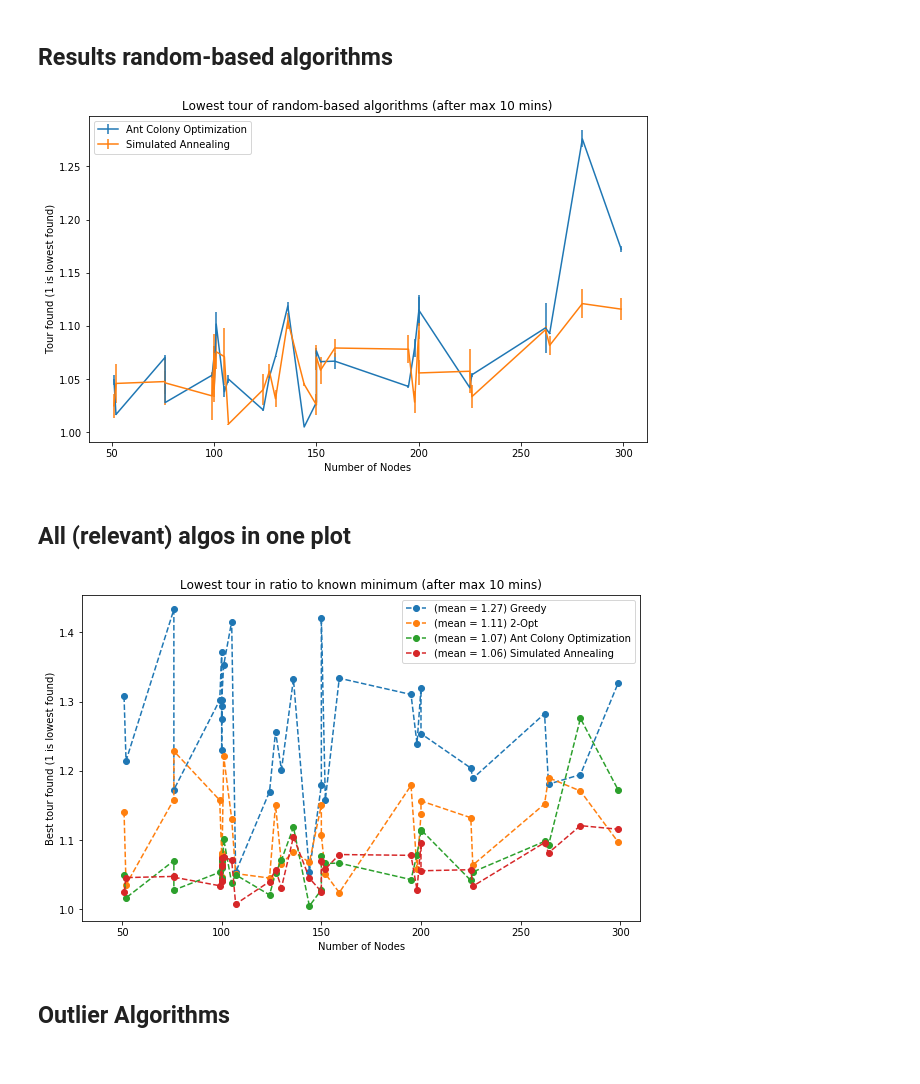
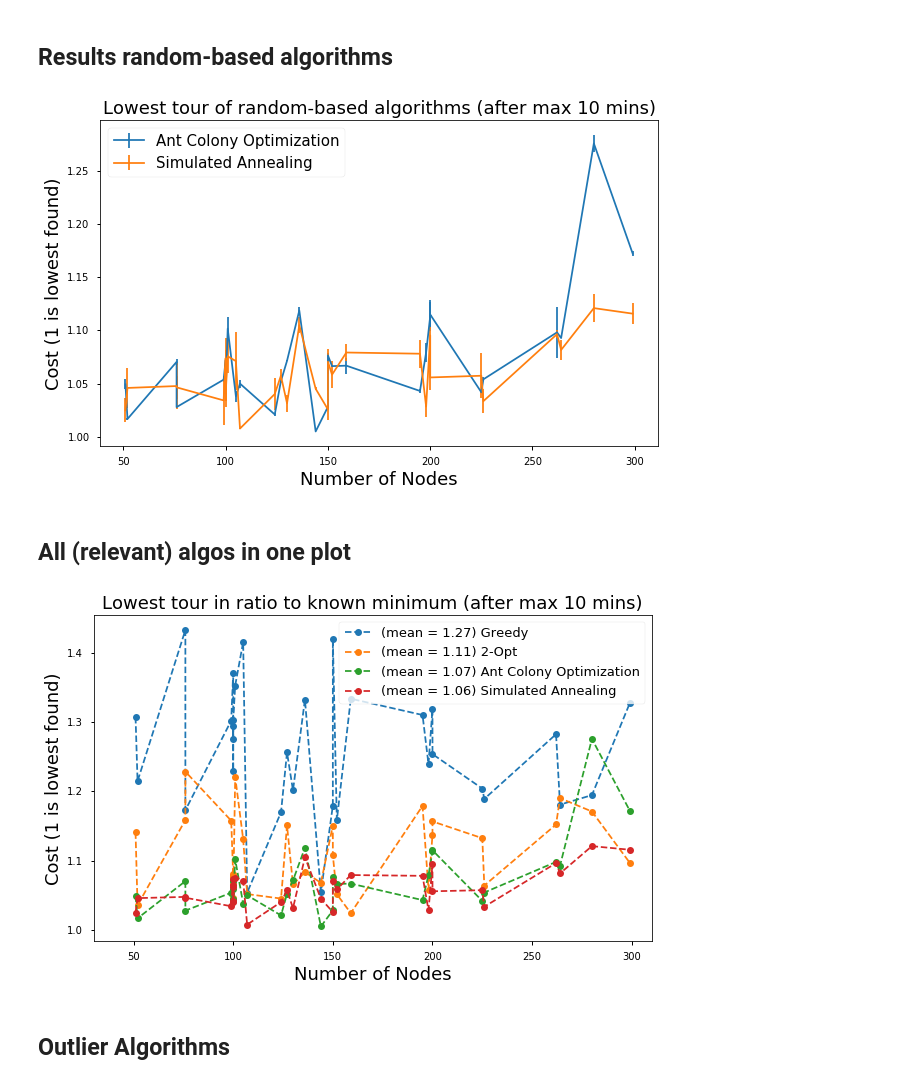
Before and after one commit to FabianWalocha/TSProject, a Jupyter notebook: benchmarking/Benchmarking.ipynb, the cells around one changed output. Drawn from its saved outputs; the diff is of its cells as text; code cells hidden in the pictures.

```diff
--- a/benchmarking/Benchmarking.ipynb
+++ b/benchmarking/Benchmarking.ipynb
@@ -394,27 +384,27 @@ plt.figure(figsize=(10,6))
 for idx in range(rm_si.shape[1]-2):
     plt.errorbar(sortNodes,rm_si[:,idx],yerr=rs_si[:,idx])
 
-plt.legend(['Ant Colony Optimization','Simulated Annealing','Genetic Algorithm','Randomized Approach'])
-plt.xlabel('Number of Nodes')
-plt.ylabel('Tour found (1 is lowest found)')
-plt.title('Lowest tour of random-based algorithms (after max 10 mins)')
+plt.legend(['Ant Colony Optimization','Simulated Annealing','Genetic Algorithm','Randomized Approach'],fontsize=15)
+plt.xlabel('Number of Nodes',fontsize=18)
+plt.ylabel('Cost (1 is lowest found)',fontsize=18)
+plt.title('Lowest tour of random-based algorithms (after max 10 mins)',fontsize=18)
 plt.savefig('../plots/compRandom.png', dpi=300, bbox_inches="tight")
 # %% [output]
-[figure, old version]
+[figure, new version]
 # %% [markdown]
 ## All (relevant) algos in one plot
 # %%
 plt.figure(figsize=(10,6))
 plt.plot(sortNodes,res_si.iloc[:,:2],'--o')
 plt.plot(sortNodes,rm_si[:,:2],'--o')
 plt.xlim(30,310)
-plt.legend(['(mean = 1.27) Greedy', '(mean = 1.11) 2-Opt', '(mean = 1.07) Ant Colony Optimization','(mean = 1.06) Simulated Annealing'],loc='upper right')
-plt.xlabel('Number of Nodes')
-plt.ylabel('Best tour found (1 is lowest found)')
-plt.title('Lowest tour in ratio to known minimum (after max 10 mins)')
+plt.legend(['(mean = 1.27) Greedy', '(mean = 1.11) 2-Opt', '(mean = 1.07) Ant Colony Optimization','(mean = 1.06) Simulated Annealing'],loc='upper right',fontsize=13)
+plt.xlabel('Number of Nodes',fontsize=18)
+plt.ylabel('Cost (1 is lowest found)',fontsize=18)
+plt.title('Lowest tour in ratio to known minimum (after max 10 mins)',fontsize=18)
 plt.savefig('../plots/compAll.png', dpi=300, bbox_inches="tight")
 # %% [output]
-[figure, old version]
+[figure, new version]
 # %% [markdown]
 ## Outlier Algorithms
 # %%
```
Also changed, not shown: parts of 5 cells of this notebook, 6 other files.
